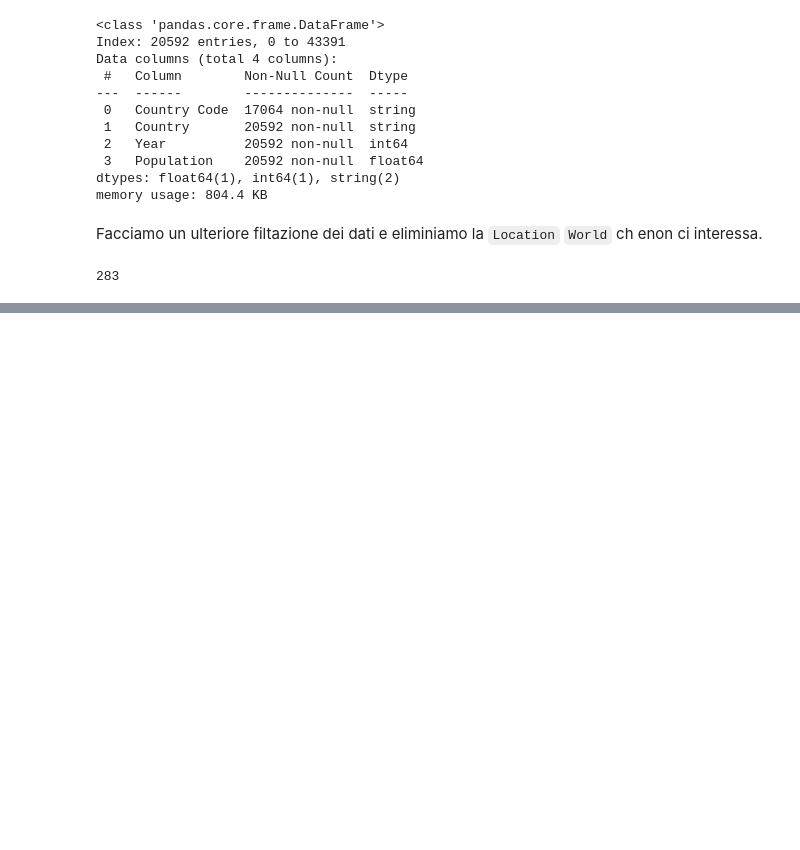
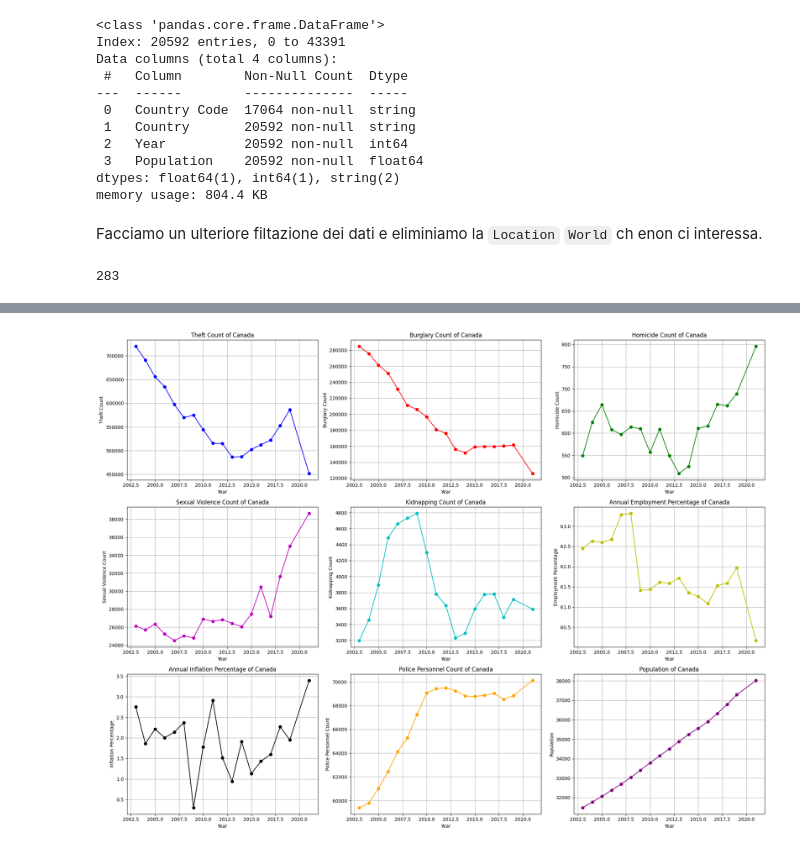
Before and after one commit to lozziopadredeivizzi/CrimeRatePredictor, a Jupyter notebook: crime_rate_prediction.ipynb, the cells around one changed output, grey strips where cells are left out. Saved outputs shown, nothing was run; the diff lists cells and outputs as text; code cells hidden in the pictures; blank space fills up the shorter version.

Commit message:
merged datasets and made the matrix correlation

```diff
--- a/crime_rate_prediction.ipynb
+++ b/crime_rate_prediction.ipynb
@@ -367,7 +379,7 @@ print(f"Numero Paesi in comune: {len(common_countries)}")
 # %% [markdown]
 Il numero di paesi in comune è 143, quindi muteremo i due dataset filtrandoli in base ai paesi in comune tra i due.
 # %%
-theftCrime = theftCrime[theftCrime['Country'].isin(common_countries)]
-homicideCrime = homicideCrime[homicideCrime['Country'].isin(common_countries)]
-print(f"theftCrime: {theftCrime.shape}")
-print(f"homicideCrime: {homicideCrime.shape}")
+#theftCrime = theftCrime[theftCrime['Country'].isin(common_countries)]
+#homicideCrime = homicideCrime[homicideCrime['Country'].isin(common_countries)]
+#print(f"theftCrime: {theftCrime.shape}")
+#print(f"homicideCrime: {homicideCrime.shape}")
@@ -1070,0 +1090,20 @@ countries.size
+# %%
+theft = theft.drop(['Country Code', 'Region', 'Subregion'], axis=1, inplace=True)
+burglary = burglary.drop(['Country Code', 'Region', 'Subregion'], axis=1, inplace=True)
+homicideCrime = homicideCrime.drop(['Country Code', 'Region', 'Subregion'], axis=1, inplace=True)
+sexual_violence = sexual_violence.drop(['Country Code', 'Region', 'Subregion'], axis=1, inplace=True)
+kidnapping = kidnapping.drop(['Country Code', 'Region', 'Subregion'], axis=1, inplace=True)
+employment = employment_filtered.drop(['Country Code'], axis=1, inplace=True)
+inflation = inflation_filtered.drop(['Country Code'], axis=1, inplace=True)
+police_personnel = police_personnel.drop(['Country Code', 'Region', 'Subregion'], axis=1, inplace=True)
+population = population.drop(['Country Code', 'Region', 'Subregion'], axis=1, inplace=True)
+# %%
+merged_data = theft.merge(burglary, on=['Country', 'Year'], how='inner')
+merged_data = merged_data.merge(homicideCrime, on=['Country', 'Year'], how='inner')
+merged_data = merged_data.merge(sexual_violence, on=['Country', 'Year'], how='inner')
+merged_data = merged_data.merge(kidnapping, on=['Country', 'Year'], how='inner')
+merged_data = merged_data.merge(employment, on=['Country', 'Year'], how='inner')
+merged_data = merged_data.merge(inflation, on=['Country', 'Year'], how='inner')
+merged_data = merged_data.merge(police_personnel, on=['Country', 'Year'], how='inner')
+merged_data = merged_data.merge(population, on=['Country', 'Year'], how='inner')
+data = merged_data.copy()
@@ -1070,0 +1280,5 @@ countries.size
+# %%
+# Esegui la funzione per mostrare i dati di un paese specifico
+show_data_of_country(data, 'Canada')
+# %% [output]
+[figure, added]
```
Also changed, not shown: parts of 43 cells of this notebook, 1 other file.
